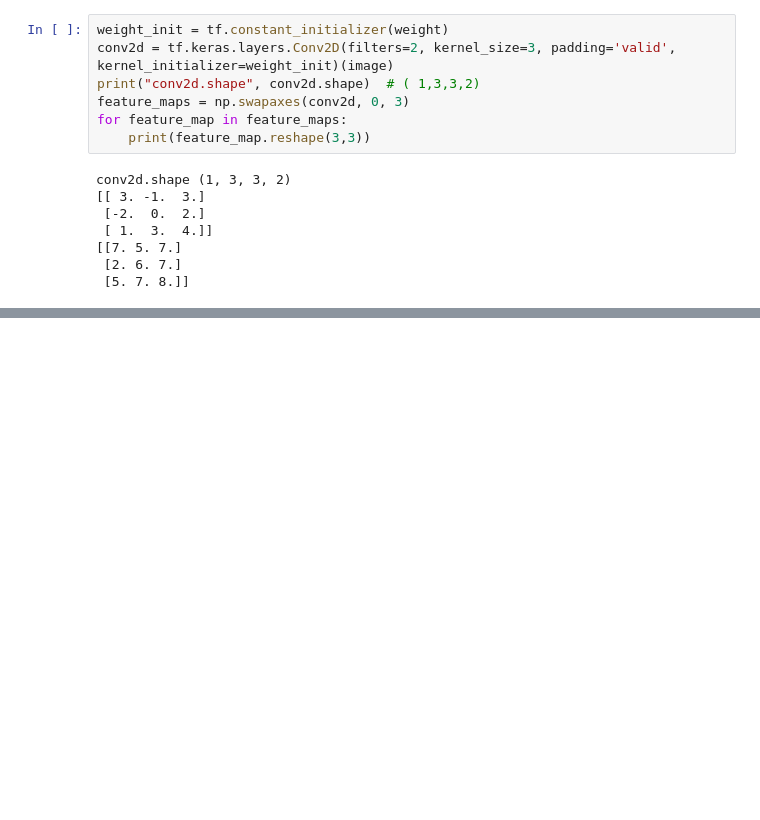
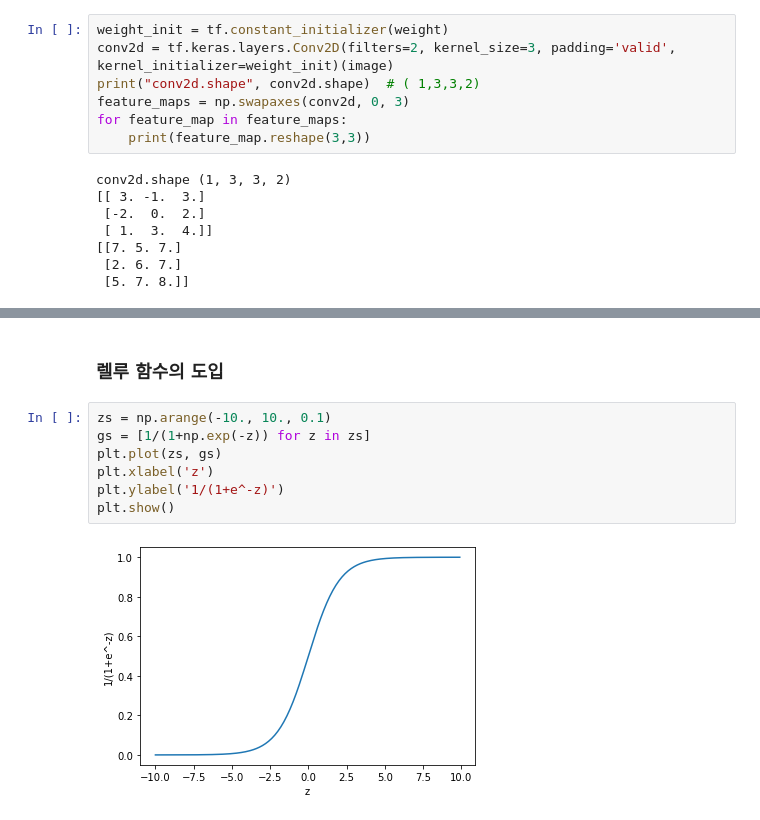
Before and after one commit to imguru-mooc/AI_Basic, a Jupyter notebook: 파이썬/14_day.ipynb, the cells around one changed output, grey strips where cells are left out. Drawn from its saved outputs; the diff is of its cells as text; blank space fills up the shorter version.

```diff
--- a/파이썬/14_day.ipynb
+++ b/파이썬/14_day.ipynb
@@ -209,0 +277,11 @@ conv2d.shape (1, 3, 3, 2)
+# %% [markdown]
+### 렐루 함수의 도입
+# %%
+zs = np.arange(-10., 10., 0.1)
+gs = [1/(1+np.exp(-z)) for z in zs]
+plt.plot(zs, gs)
+plt.xlabel('z')
+plt.ylabel('1/(1+e^-z)')
+plt.show()
+# %% [output]
+[figure, added]
```
Also changed, not shown: parts of 21 cells of this notebook.
